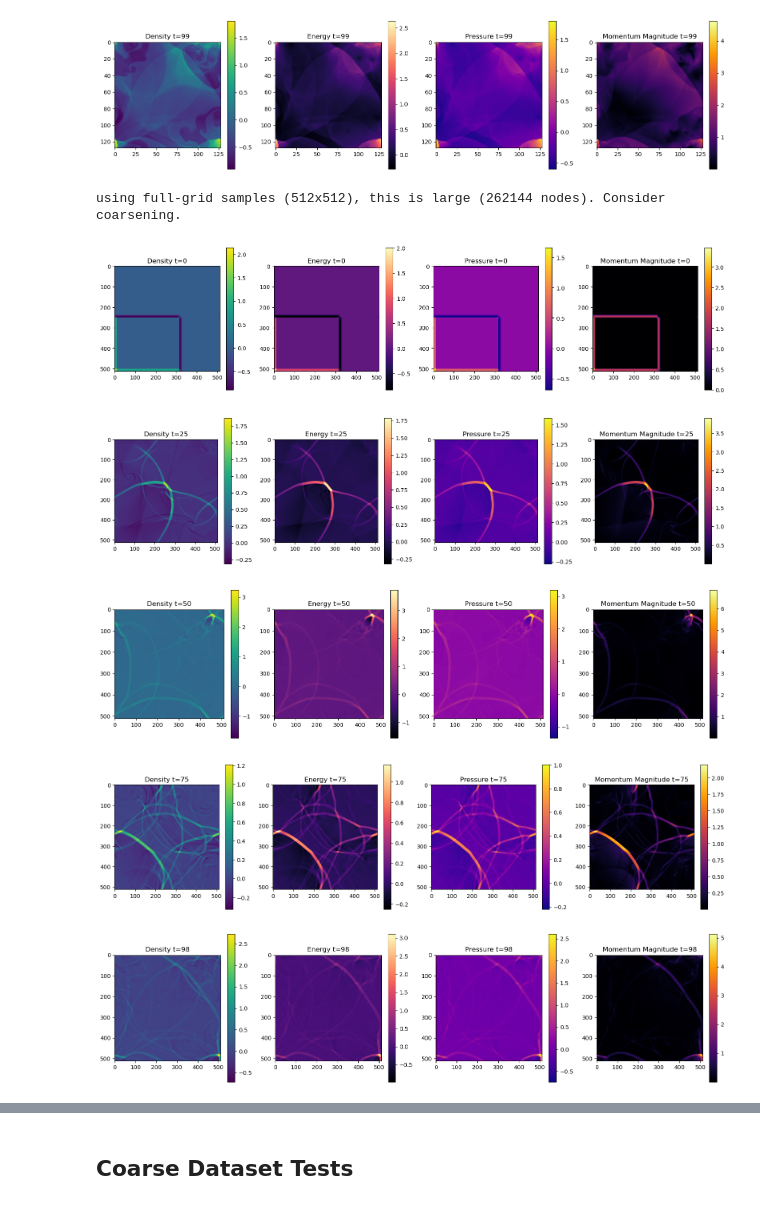
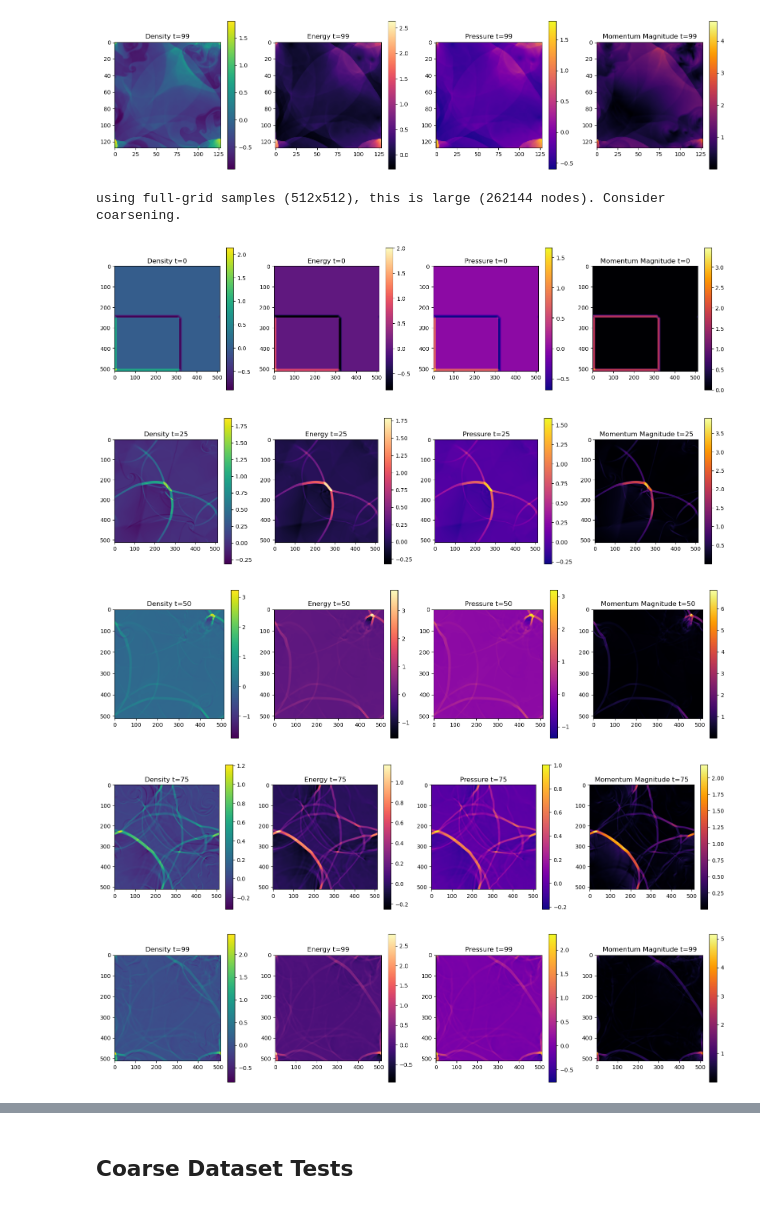
Before and after one commit to JackBosca/gnns-flow-surrogates, a Jupyter notebook: euler_the_well/dataset/dataset_tests.ipynb, the cells around one changed output, grey strips where cells are left out. Cells and saved outputs as stored; diff of their text form; code cells hidden in the pictures.

Commit message:
fix: consider last timestep=99 also for delta targets

```diff
--- a/euler_the_well/dataset/dataset_tests.ipynb
+++ b/euler_the_well/dataset/dataset_tests.ipynb
@@ -58,41 +58,41 @@ stats_path = "/work/imos/datasets/euler_multi_quadrants_periodicBC/stats.yaml"
 ds = EulerPeriodicDataset(h5_path_train, stats_path=stats_path, time_window=2, target='delta')
 
 sim_idx = 0                   # choose the first simulation
-timesteps = [0, 25, 50, 75, 98]  # desired timesteps (0-based indexing)
+timesteps = [0, 25, 50, 75, 99]  # desired timesteps (0-based indexing)
 
 for t_idx in timesteps:
     # compute flat index: idx = sim_idx * n_per_sim + t_idx
     idx = sim_idx * ds.n_per_sim + t_idx
     data = ds[idx]  # PyG Data object
 
     # y_density, y_energy, y_pressure, y_momentum are all 1D flattened arrays
     Hc, Wc = ds.Hc, ds.Wc
     density  = data.y_density.reshape(Hc, Wc).cpu().numpy()
     energy   = data.y_energy.reshape(Hc, Wc).cpu().numpy()
     pressure = data.y_pressure.reshape(Hc, Wc).cpu().numpy()
     momentum = data.y_momentum.reshape(Hc, Wc, 2).cpu().numpy()
     speed = np.linalg.norm(momentum, axis=-1)
 
     # plot 2x2 grid
     fig, axes = plt.subplots(1, 4, figsize=(16,4))
     im0 = axes[0].imshow(density, cmap="viridis"); axes[0].set_title(f"Density t={t_idx}")
     im1 = axes[1].imshow(energy, cmap="magma"); axes[1].set_title(f"Energy t={t_idx}")
     im2 = axes[2].imshow(pressure, cmap="plasma"); axes[2].set_title(f"Pressure t={t_idx}")
     im3 = axes[3].imshow(speed, cmap="inferno"); axes[3].set_title(f"Momentum Magnitude t={t_idx}")
 
     # add colorbars
     for ax, im in zip(axes, [im0, im1, im2, im3]):
         fig.colorbar(im, ax=ax)
 
     plt.tight_layout()
     plt.show()
 # %% [output]
 using full-grid samples (512x512), this is large (262144 nodes). Consider coarsening.
 [figure]
 [figure]
 [figure]
 [figure]
-[figure, old version]
+[figure, new version]
 # %%
 import matplotlib.pyplot as plt
 import numpy as np
```
Also changed, not shown: parts of 1 cell of this notebook.
